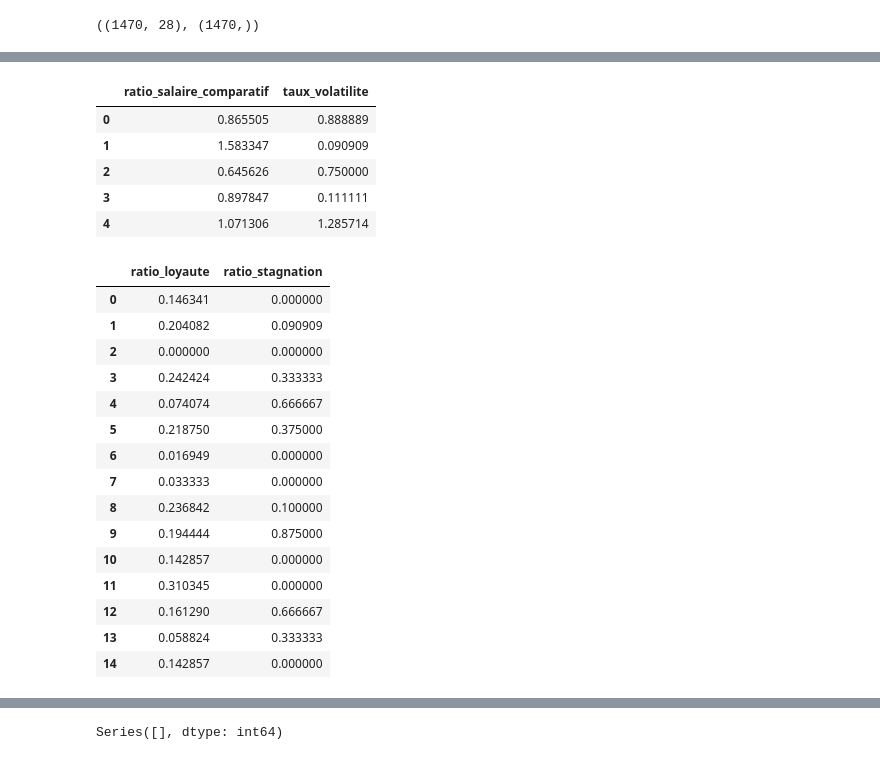
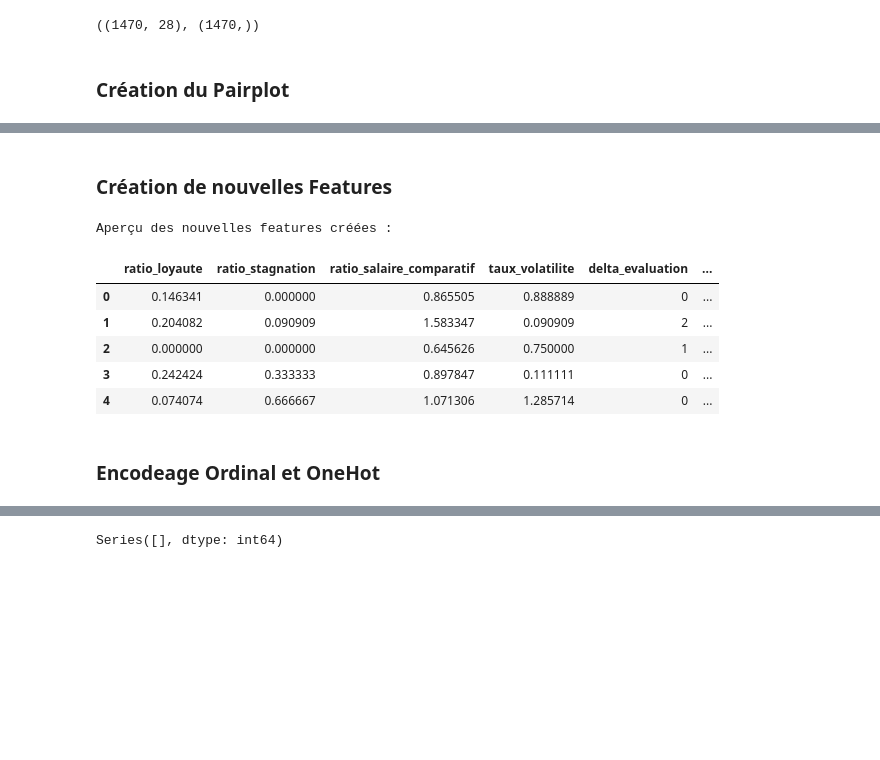
Before and after one commit to EthanChmt/Classifiez_automatiquement_des_informations, a Jupyter notebook: Notebooks/Notebook_2_Feature_engineering.ipynb, the cells around one changed output, grey strips where cells are left out. Saved outputs shown, nothing was run; the diff lists cells and outputs as text; code cells hidden in the pictures; blank space fills up the shorter version.

```diff
--- a/Notebooks/Notebook_2_Feature_engineering.ipynb
+++ b/Notebooks/Notebook_2_Feature_engineering.ipynb
@@ -21,6 +21,8 @@ X = df.drop(columns=['a_quitte_l_entreprise'])
 X.shape, y.shape
 # %% [output]
 ((1470, 28), (1470,))
+# %% [markdown]
+### Création du Pairplot
 # %%
 # Sélection des variables numériques
 X_num = X.select_dtypes(include=['number'])
@@ -31,46 +32,55 @@ sns.pairplot(X_num, corner=True)
 plt.show()
 # %% [output]
 [figure]
+# %% [markdown]
+### Création de nouvelles Features
 # %%
+def creer_features_metier(df):
 
-# 1. Ratio Loyauté : Part de la vie passée dans l'entreprise (Ancienneté / Age)
-X['ratio_loyaute'] = X['annees_dans_l_entreprise'] / X['age']
+    # 1. Ratio Loyauté
+    df['ratio_loyaute'] = df['annees_dans_l_entreprise'] / df['age']
 
-# 2. Ratio Stagnation : Temps sans promotion relative à l'ancienneté
-# On ajoute +1 au dénominateur pour éviter la division par zéro (pour les nouveaux arrivants)
-X['ratio_stagnation'] = X['annees_depuis_la_derniere_promotion'] / (X['annees_dans_l_entreprise'] + 1)
+    # 2. Ratio Stagnation (+1 pour éviter division par zéro)
+    df['ratio_stagnation'] = df['annees_depuis_la_derniere_promotion'] / (df['annees_dans_l_entreprise'] + 1)
 
-moyenne_poste = X.groupby('poste')['revenu_mensuel'].transform('mean')
-X['ratio_salaire_comparatif'] = X['revenu_mensuel'] / moyenne_poste
+    # Ratio Salaire Comparatif
+    moyenne_poste = df.groupby('poste')['revenu_mensuel'].transform('mean')
+    df['ratio_salaire_comparatif'] = df['revenu_mensuel'] / moyenne_poste
 
-X['taux_volatilite'] = X['nombre_experiences_precedentes'] / (X['annee_experience_totale'] + 1)
+    # Taux volatilité
+    df['taux_volatilite'] = df['nombre_experiences_precedentes'] / (df['annee_experience_totale'] + 1)
 
-display(X[['ratio_salaire_comparatif', 'taux_volatilite']].head())
+    # Delta évaluation
+    df['delta_evaluation'] = df['note_evaluation_actuelle'] - df['note_evaluation_precedente']
 
-# Vérification rapide
-display(X[['ratio_loyaute', 'ratio_stagnation']].head(15))
+    # 3. Score de Frustration
+    df['frustration_trajet'] = df['distance_domicile_travail'] / (df['satisfaction_employee_equilibre_pro_perso'] + 1)
+
+    return df
+
+# --- APPEL DE LA FONCTION ---
+X = creer_features_metier(X)
+
+nouvelles_features = [
+    'ratio_loyaute',
+    'ratio_stagnation',
+    'ratio_salaire_comparatif',
+    'taux_volatilite',
+    'delta_evaluation',
+    'frustration_trajet'
+]
+
+print("Aperçu des nouvelles features créées :")
+display(X[nouvelles_features].head())
 # %% [output]
+Aperçu des nouvelles features créées :
-|  | ratio_salaire_comparatif | taux_volatilite |
-| 0 | 0.865505 | 0.888889 |
-| 1 | 1.583347 | 0.090909 |
-| 2 | 0.645626 | 0.750000 |
-| 3 | 0.897847 | 0.111111 |
-| 4 | 1.071306 | 1.285714 |
+|  | ratio_loyaute | ratio_stagnation | ratio_salaire_comparatif | taux_volatilite | delta_evaluation | ... |
+| 0 | 0.146341 | 0.000000 | 0.865505 | 0.888889 | 0 | ... |
+| 1 | 0.204082 | 0.090909 | 1.583347 | 0.090909 | 2 | ... |
+| 2 | 0.000000 | 0.000000 | 0.645626 | 0.750000 | 1 | ... |
+| 3 | 0.242424 | 0.333333 | 0.897847 | 0.111111 | 0 | ... |
+| 4 | 0.074074 | 0.666667 | 1.071306 | 1.285714 | 0 | ... |
-|  | ratio_loyaute | ratio_stagnation |
-| 0 | 0.146341 | 0.000000 |
-| 1 | 0.204082 | 0.090909 |
-| 2 | 0.000000 | 0.000000 |
-| 3 | 0.242424 | 0.333333 |
-| 4 | 0.074074 | 0.666667 |
-| 5 | 0.218750 | 0.375000 |
-| 6 | 0.016949 | 0.000000 |
-| 7 | 0.033333 | 0.000000 |
-| 8 | 0.236842 | 0.100000 |
-| 9 | 0.194444 | 0.875000 |
-| 10 | 0.142857 | 0.000000 |
-| 11 | 0.310345 | 0.000000 |
-| 12 | 0.161290 | 0.666667 |
-| 13 | 0.058824 | 0.333333 |
-| 14 | 0.142857 | 0.000000 |
+# %% [markdown]
+### Encodeage Ordinal et OneHot
 # %%
 
```
Also changed, not shown: parts of 7 cells of this notebook, 5 other files.
